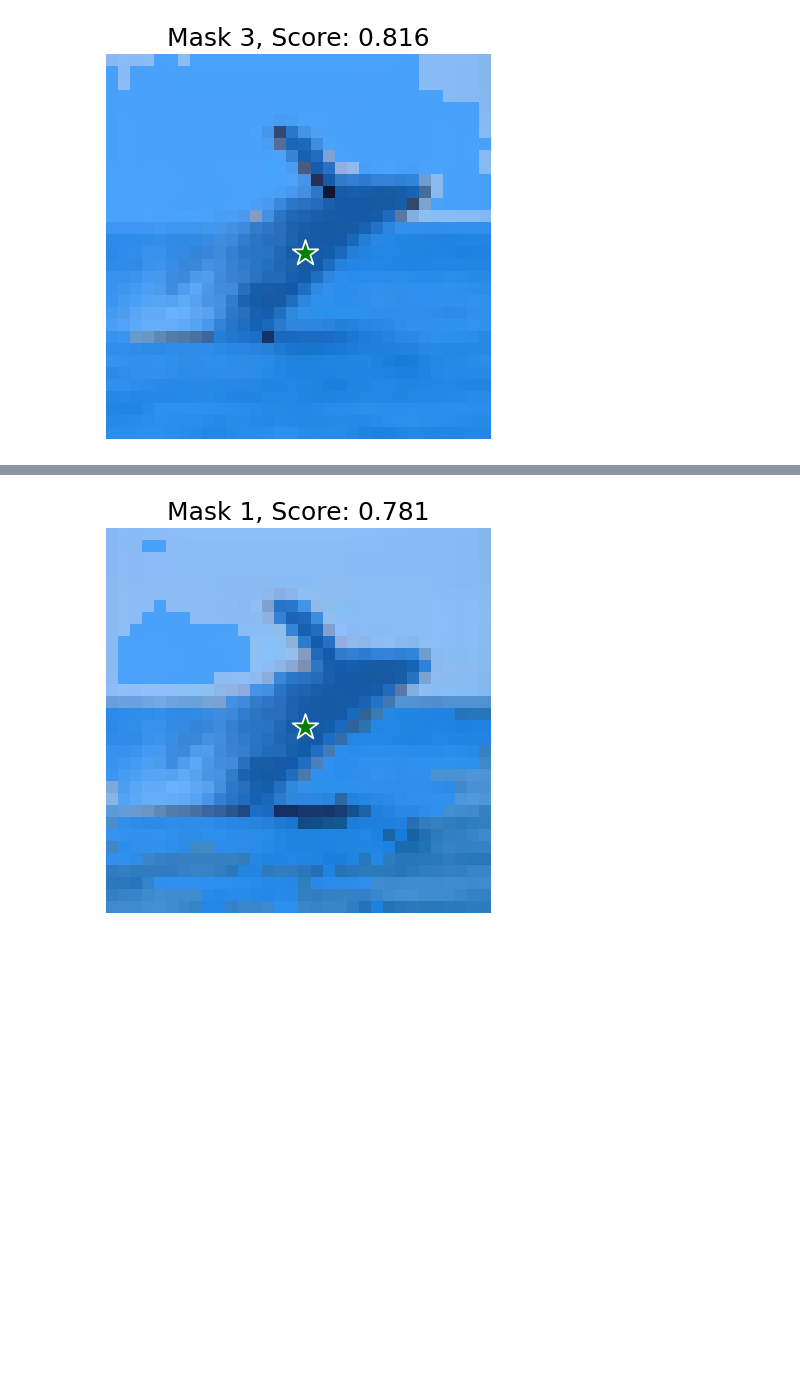
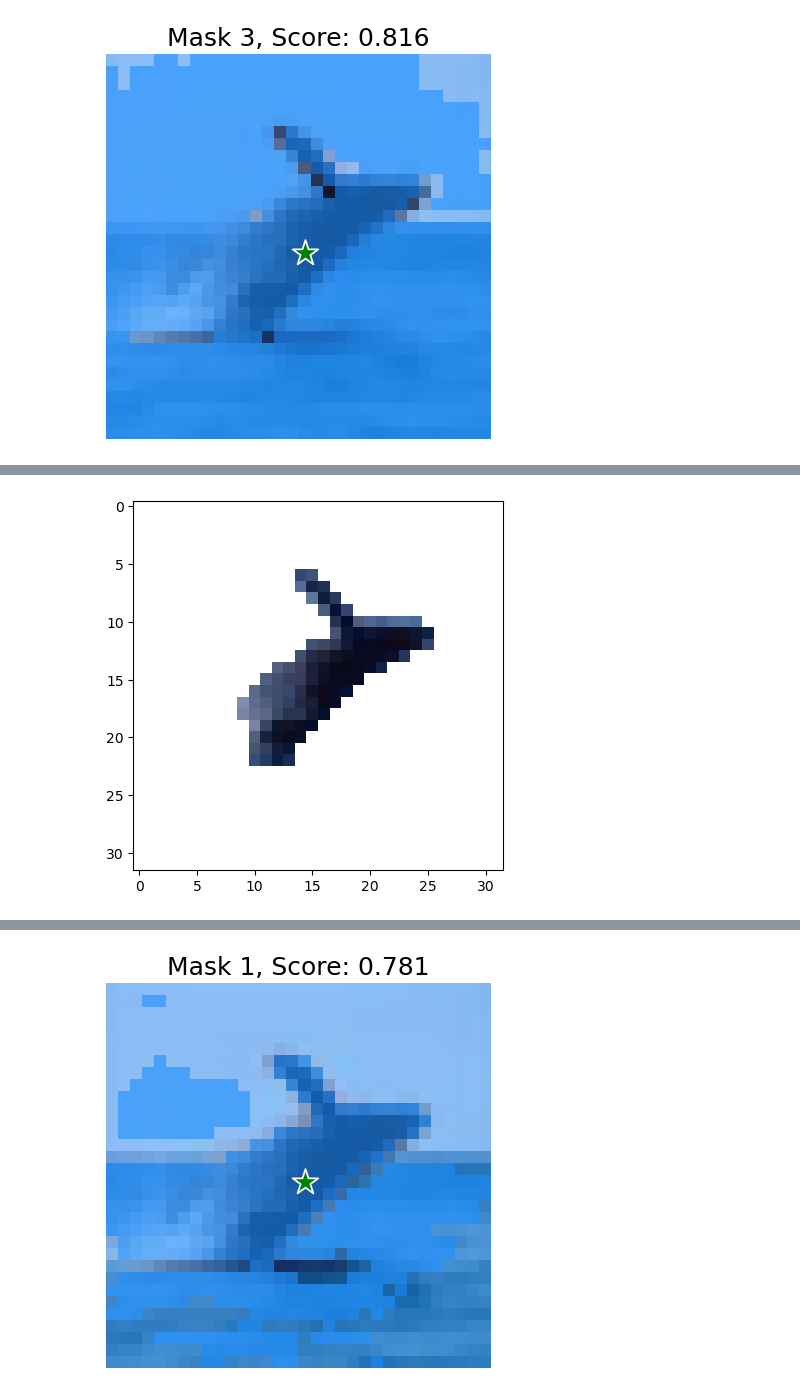
Before and after one commit to erotondo/ece590_fall2024, a Jupyter notebook: eli_dev/seg_any_model/sam_cifar_testing_maskpred.ipynb, the cells around one changed output, grey strips where cells are left out. Drawn from its saved outputs; the diff is of its cells as text; code cells hidden in the pictures; blank space fills up the shorter version.

```diff
--- a/eli_dev/seg_any_model/sam_cifar_testing_maskpred.ipynb
+++ b/eli_dev/seg_any_model/sam_cifar_testing_maskpred.ipynb
@@ -137,0 +151,9 @@ Time: 7.1
+# %%
+best_mask = np.stack((b_t1_masks[np.argmax(b_t1_scores),:,:],)*3, axis=-1)
+cropped = t1_img * best_mask
+# %%
+cropped[cropped==0] = 255
+plt.imshow(cropped)
+plt.show()
+# %% [output]
+[figure, added]
```
Also changed, not shown: parts of 10 cells of this notebook, 7 other files.
